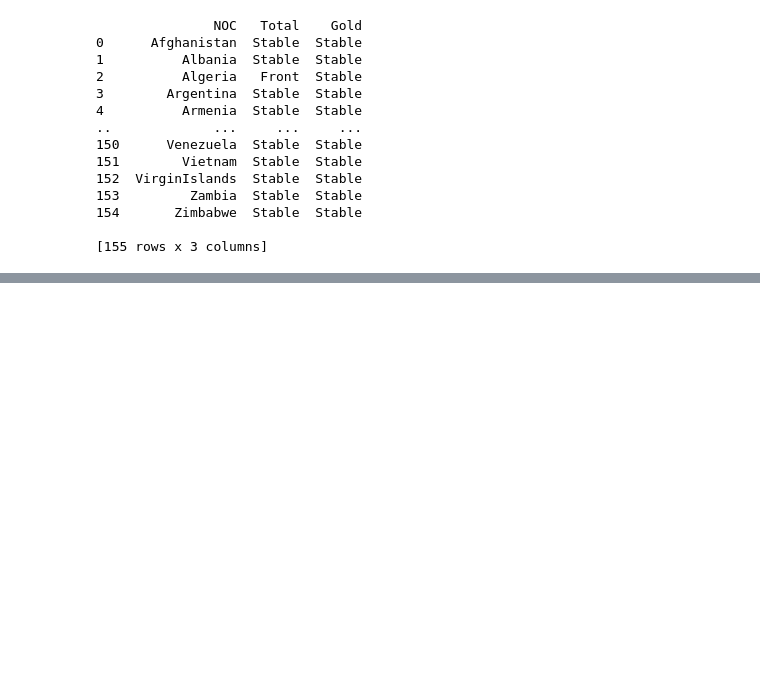
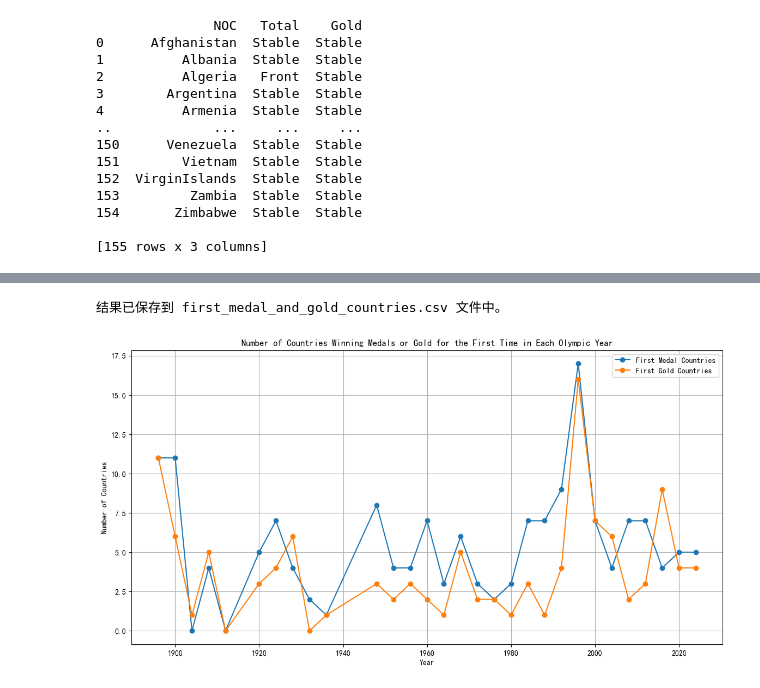
Before and after one commit to LiaoZiqi-GZFLS/2025-MCM-C, a Jupyter notebook: C.ipynb, the cells around one changed output, grey strips where cells are left out. Saved outputs shown, nothing was run; the diff lists cells and outputs as text; code cells hidden in the pictures; blank space fills up the shorter version.

```diff
--- a/C.ipynb
+++ b/C.ipynb
@@ -2316,0 +2282,68 @@ result_df.to_csv('Result\\2028_Olympics_country_progress.csv')
+# %%
+import pandas as pd
+
+# 加载数据
+file_path = 'Generated\\first_medal_and_gold_times.csv'
+data = pd.read_csv(file_path)
+
+# 定义实际的奥运会年份
+olympic_years = [1896, 1900, 1904, 1908, 1912, 1920, 1924, 1928, 1932, 1936, 1948, 1952, 1956, 1960, 1964, 1968, 1972, 1976, 1980, 1984, 1988, 1992, 1996, 2000, 2004, 2008, 2012, 2016, 2020, 2024]
+
+# 初始化字典来存储每届奥运会首次获得奖牌和金牌的国家数量
+first_medal_counts = {year: 0 for year in olympic_years}
+first_gold_counts = {year: 0 for year in olympic_years}
+
+# 遍历数据
+for index, row in data.iterrows():
+    first_medal_time = row['First Medal Time']
+    first_gold_time = row['First Gold Time']
+
+    if first_medal_time in first_medal_counts:
+        first_medal_counts[first_medal_time] += 1
+
+    if first_gold_time in first_gold_counts and not pd.isna(first_gold_time):
+        first_gold_counts[first_gold_time] += 1
+
+# 将结果转换为DataFrame
+result = pd.DataFrame({
+    'Year': olympic_years,
+    'First Medal Countries': [first_medal_counts[year] for year in olympic_years],
+    'First Gold Countries': [first_gold_counts[year] for year in olympic_years]
+})
+
+# 保存结果到CSV文件
+result.to_csv('Generated\\first_medal_and_gold_countries.csv', index=False)
+
+print("结果已保存到 first_medal_and_gold_countries.csv 文件中。")
+# %% [output]
+结果已保存到 first_medal_and_gold_countries.csv 文件中。
+# %%
+import pandas as pd
+import matplotlib.pyplot as plt
+
+# 加载数据
+file_path = 'Generated\\first_medal_and_gold_countries.csv'
+data = pd.read_csv(file_path)
+
+# 绘制折线图
+plt.figure(figsize=(14, 7))
+
+# 绘制第一次获得奖牌的国家数
+plt.plot(data['Year'], data['First Medal Countries'], label='First Medal Countries', marker='o')
+
+# 绘制第一次获得金牌的国家数
+plt.plot(data['Year'], data['First Gold Countries'], label='First Gold Countries', marker='o')
+
+# 添加标题和标签
+plt.title('Number of Countries Winning Medals or Gold for the First Time in Each Olympic Year')
+plt.xlabel('Year')
+plt.ylabel('Number of Countries')
+plt.legend()
+
+# 显示网格
+plt.grid(True)
+
+# 显示图表
+plt.show()
+# %% [output]
+[figure, added]
```
Also changed, not shown: parts of 9 cells of this notebook.
